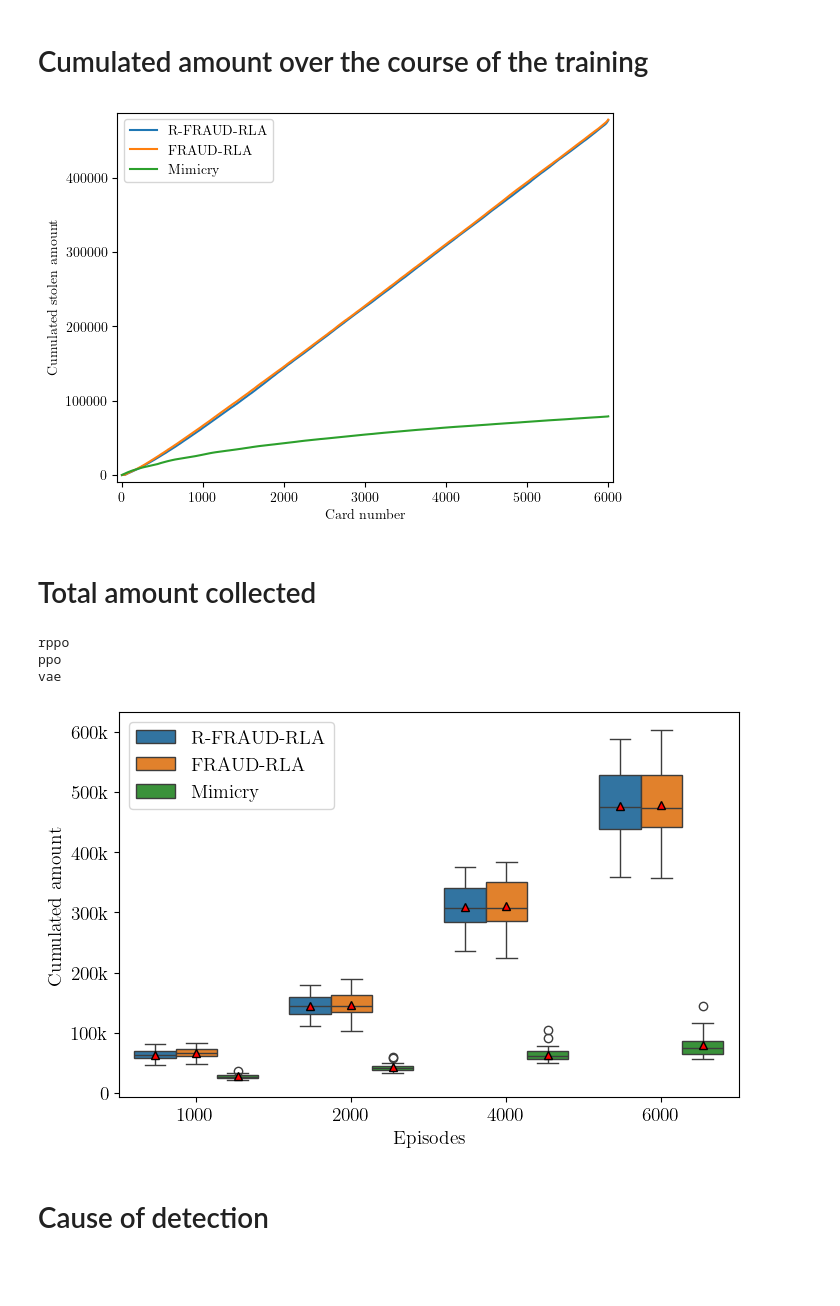
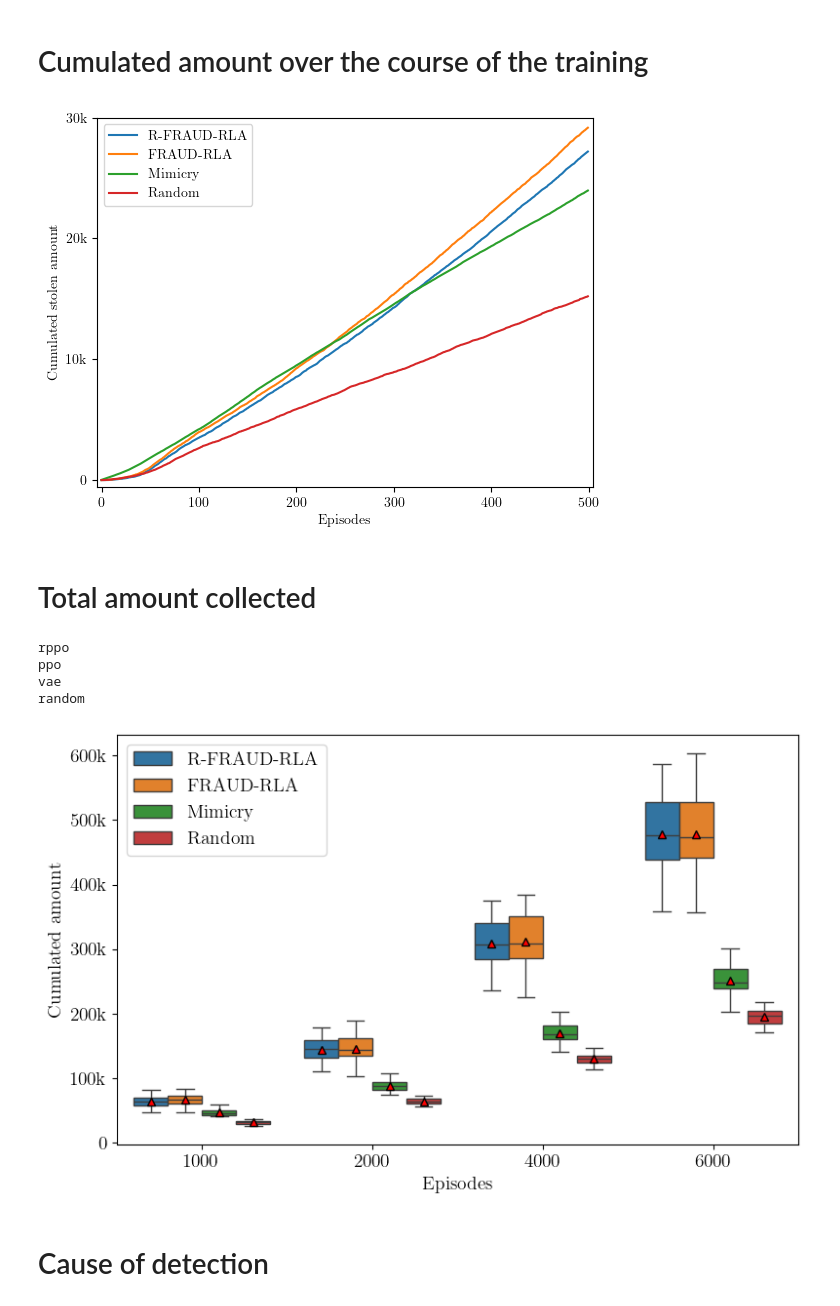
Before and after one commit to FaramirHurin/RL_Attack_September24, a Jupyter notebook: agents-comparison.ipynb, the cells around one changed output. Saved outputs shown, nothing was run; the diff lists cells and outputs as text; code cells hidden in the pictures; blank space fills up the shorter version.

```diff
--- a/agents-comparison.ipynb
+++ b/agents-comparison.ipynb
@@ -26,14 +26,16 @@ LEGEND = {
     "ppo": "FRAUD-RLA",
     "rppo": "R-FRAUD-RLA",
     "vae": "Mimicry",
-    "expired": "Customer"
+    "expired": "Customer",
+    "baseline": "Simulated frauds",
+    "random": "Random",
 }
 
 a_str = "with-anomaly" if anomaly else "no-anomaly"
 m_str = "with-modification" if modification else "no-modification"
 mod_str = "-retrain-30d" if retrain else ""
 logdirs = {
-    algo: os.path.join("logs", f"{algo}-{a_str}-{m_str}{mod_str}") for algo in ("rppo", "ppo", "vae")
+    algo: os.path.join("logs", f"{algo}-{a_str}-{m_str}{mod_str}") for algo in ("rppo", "ppo", "vae", "random")
 }
 
 
@@ -54,26 +56,28 @@ import matplotlib.pyplot as plt
 from src.experiment import Experiment
 
 
-window_size = 100
-for label in ("rppo", "ppo", "baseline", "vae"):
+plt.figure(figsize=(7, 4.5))
+for i, label in enumerate(("rppo", "ppo", "vae", "random", "baseline")):
+    print(label)
     if label == "baseline":
-        plt.axhline(y=12.4, xmax=0.635, color="r", linestyle="--", linewidth=1, label="Simulated frauds")
+        # xmax=0.635
+        plt.axhline(y=12.4, xmax=1.0, color=f"C{i}", linestyle="--", linewidth=1.5, label="Simulated frauds")
         continue
     logdir = logdirs[label]
-    print(label, logdir)
     exp = Experiment.load(logdir)
     mean, _ = exp.mean_std_amounts_over_time
-    mean = moving_average(mean, window_size)
+    mean = moving_average(mean, 100)
     mean[:20] = np.nan
     mean[-30:] = np.nan
-    plt.plot(mean, label=LEGEND[label])
+    plt.plot(mean, label=LEGEND[label], color=f"C{i}")
 
 
-plt.legend(fontsize=12, bbox_to_anchor=(1.01, 0.3), loc="upper right")
+plt.legend(fontsize=12, bbox_to_anchor=(1.01, 0.8), loc="upper right")
 plt.margins(x=0.01, y=0.02)
 plt.xticks([0, 1000, 2000, 3000, 4000, 5000, 6000])
 plt.xlabel("Episodes", fontsize=12)
 plt.ylabel("Mean amount per episode", fontsize=12)
+plt.tight_layout()
 plt.savefig(f"results/amount-over-time_{prename}.pdf")
 plt.show()
 # %% [output]
@@ -91,17 +97,19 @@ import numpy as np
 for label, logdir in logdirs.items():
     exp = Experiment.load(logdir)
     mean, _ = exp.mean_std_amounts_over_time
-    cumsum = np.cumsum(mean)
+    cumsum = np.cumsum(mean[:500])
     plt.plot(cumsum, label=LEGEND[label])
     # plt.fill_between(range(len(mean)), mean - ci95, mean + ci95, alpha=0.2)
 plt.legend()
 plt.margins(x=0.01, y=0.02)
-plt.xticks([0, 1000, 2000, 3000, 4000, 5000, 6000])
-plt.xlabel("Card number")
+# plt.yscale("log")
+# plt.xticks([0, 1000, 2000, 3000, 4000, 5000, 6000])
+plt.yticks([0, 10000, 20000, 30000], labels=["0", "10k", "20k", "30k"])
+plt.xlabel("Episodes")
 plt.ylabel("Cumulated stolen amount")
 plt.savefig(f"results/cumulated-amount_{prename}.pdf")
 # %% [output]
-[figure, old version]
+[figure, new version]
 # %% [markdown]
 # Total amount collected
 # %%
@@ -135,34 +143,36 @@ for label, logdir in logdirs.items():
         all_values["Value"].extend(cumulated_amounts)
 
 
 all_values_df = pd.DataFrame(all_values)
 # --- Plot boxplots ---
 plt.figure(figsize=(8, 5))
 sns.boxplot(
     data=all_values_df,
     x="Episodes",
     y="Value",
     hue="Label",
     showmeans=True,
     showfliers=True,
     meanprops={"markerfacecolor": "red", "markeredgecolor": "k"},
 )
 # plt.title("Distribution of cumulated amount by algorithm at various training stages")
 plt.ylabel("Cumulated amount", fontsize=14)
 plt.xlabel("Episodes", fontsize=14)
 plt.xticks(fontsize=14)
 plt.yticks(
     ticks=[0, 100_000, 200_000, 300_000, 400_000, 500_000, 600_000],
     labels=["0", r"100k", r"200k", r"300k", r"400k", r"500k", r"600k"],
     fontsize=14
 )
 plt.legend(fontsize=14)
-plt.savefig(f"results/Final_boxplots_{prename}.pdf")
+plt.tight_layout()
+plt.savefig(f"results/cumulated_amount_boxplots_{prename}.pdf")
 plt.show()
 # %% [output]
 rppo
 ppo
 vae
+random
-[figure, old version]
+[figure, new version]
 # %% [markdown]
 # Cause of detection
```
Also changed, not shown: parts of 5 cells of this notebook, 10 other files.
